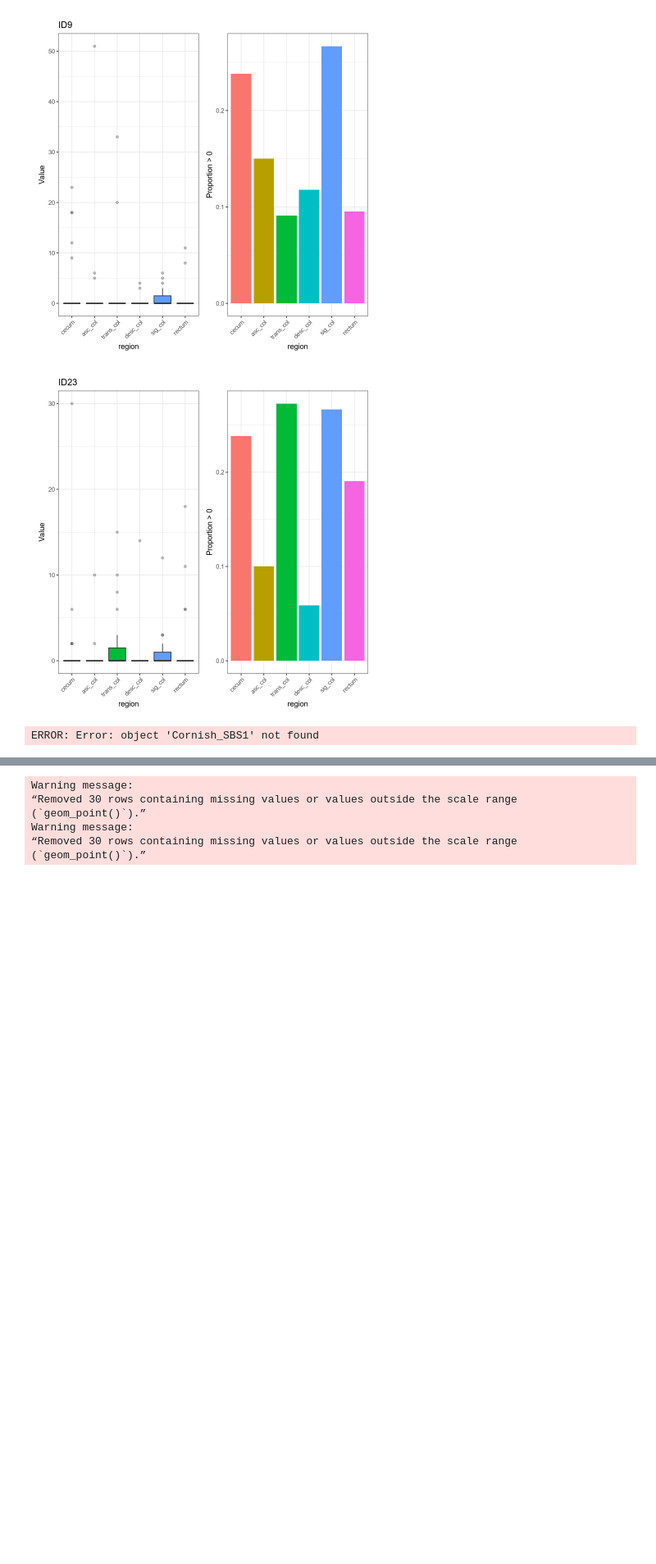
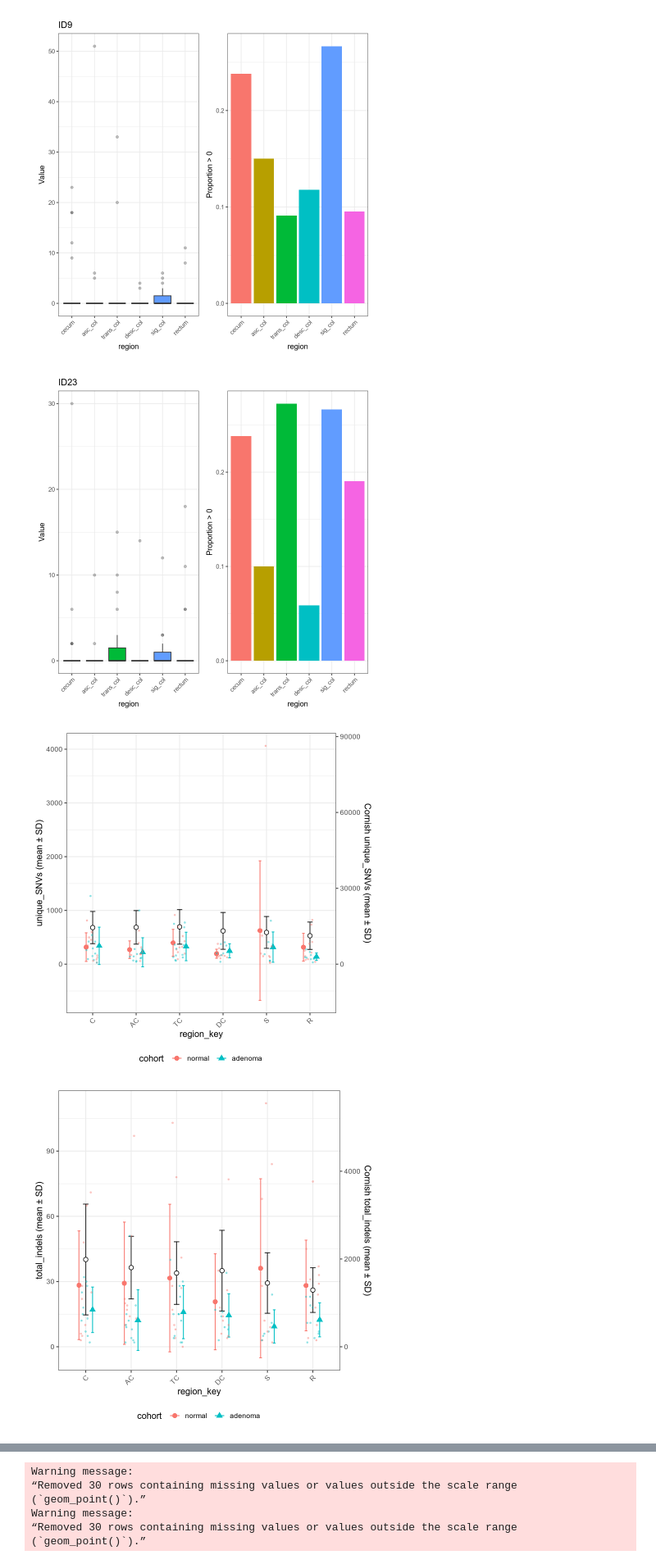
Before and after one commit to laurelhiatt/SEMIColon, a Jupyter notebook: scripts/figures/subclonal_sigs.ipynb, the cells around one changed output, grey strips where cells are left out. Shown at 82% size. Drawn from its saved outputs; the diff is of its cells as text; code cells hidden in the pictures; blank space fills up the shorter version.

Commit message:
add snv and indel trend plots

```diff
--- a/scripts/figures/subclonal_sigs.ipynb
+++ b/scripts/figures/subclonal_sigs.ipynb
@@ -143,6 +235,30 @@ sig_cols <- sig_cols[!grepl("_", sig_cols)]
 
 region_order <- c("Right", "cecum", "asc_col", "trans_col",
                   "desc_col", "sig_col", "rectum", "Left")
+# %%
+# Add a new column that sums all columns starting with "SBS"
+Hiatt$SBS_total <- rowSums(Hiatt[, grepl("^SBS", colnames(Hiatt))], na.rm = TRUE)
+# Replace the unique_SNVs column with that total
+Hiatt$unique_SNVs <- Hiatt$SBS_total
+# (Optional) remove the temporary total column if you don't want to keep it
+Hiatt$SBS_total <- NULL
+
+# Add a new column that sums all columns starting with "SBS"
+LeeSix$SBS_total <- rowSums(LeeSix[, grepl("^SBS", colnames(LeeSix))], na.rm = TRUE)
+# Replace the unique_SNVs column with that total
+LeeSix$unique_SNVs <- LeeSix$SBS_total
+# (Optional) remove the temporary total column if you don't want to keep it
+LeeSix$SBS_total <- NULL
+
+# Add a new column that sums all columns starting with "SBS"
+combined_df$SBS_total <- rowSums(combined_df[, grepl("^SBS", colnames(combined_df))], na.rm = TRUE)
+# Replace the unique_SNVs column with that total
+combined_df$unique_SNVs <- combined_df$SBS_total
+# (Optional) remove the temporary total column if you don't want to keep it
+combined_df$SBS_total <- NULL
+Hiatt$total_indels <- rowSums(Hiatt[, grepl("^ID", colnames(Hiatt))], na.rm = TRUE)
+LeeSix$total_indels <- rowSums(LeeSix[, grepl("^ID", colnames(LeeSix))], na.rm = TRUE)
+combined_df$total_indels <- rowSums(combined_df[, grepl("^ID", colnames(combined_df))], na.rm = TRUE)
 # %% [markdown]
 'SBS1' Spontaneous deamination
 'SBS5' Clocklike
@@ -597,8 +713,7 @@ cohort_col <- "cohort"
 #df_raw <- Hiatt
 df_raw <- Hiatt
 
-# columns to plot: unique_IDs is used for INDELs per your message
-plot_columns <- c("SBS1", "SBS5", "ID2")
+plot_columns <- c("unique_SNVs", "total_indels", "SBS1", "SBS5", "ID2")
 
 normalise_cohort <- function(x) {
   x0 <- ifelse(is.na(x) | x == "", NA_character_, tolower(x) %>% str_trim())
@@ -692,31 +807,32 @@ plot_signature <- function(value_col, cornish_df = NULL, show_jitter = TRUE) {
     labs(color = "cohort", shape = "cohort") +
     theme_bw(base_size = 13) + theme(axis.text.x = element_text(angle = 45, hjust = 1), legend.position = "bottom")
 
   print(p)
   invisible(list(plot = p, merged = merged, df = df))
 }
 
 # ---- RUN plotting loop: pass the correct Cornish df for each column ----
 for (col in plot_columns) {
   if (col == "unique_SNVs") {
     plot_signature(col, cornish_df = Cornish_SNVs, show_jitter = TRUE)
   } else if (col == "total_indels") {
     plot_signature(col, cornish_df = Cornish_INDELs, show_jitter = TRUE)
   } else if (col == "SBS18") {
     plot_signature(col, cornish_df = Cornish_SBS18, show_jitter = TRUE)
   } else if (col == "SBS1") {
     plot_signature(col, cornish_df = Cornish_SBS1, show_jitter = TRUE)
   } else if (col == "SBS5") {
     plot_signature(col, cornish_df = Cornish_SBS5, show_jitter = TRUE)
   } else if (col == "ID18") {
     plot_signature(col, cornish_df = Cornish_ID18, show_jitter = TRUE)
   } else if (col == "ID1") {
     plot_signature(col, cornish_df = Cornish_ID1, show_jitter = TRUE)
   } else if (col == "ID2") {
     plot_signature(col, cornish_df = Cornish_ID2, show_jitter = TRUE)
   } else {
     plot_signature(col, cornish_df = NULL, show_jitter = TRUE)
   }
 }
 # %% [output]
-ERROR: Error: object 'Cornish_SBS1' not found
+[figure, added]
+[figure, added]
```
Also changed, not shown: parts of 5 cells of this notebook.
